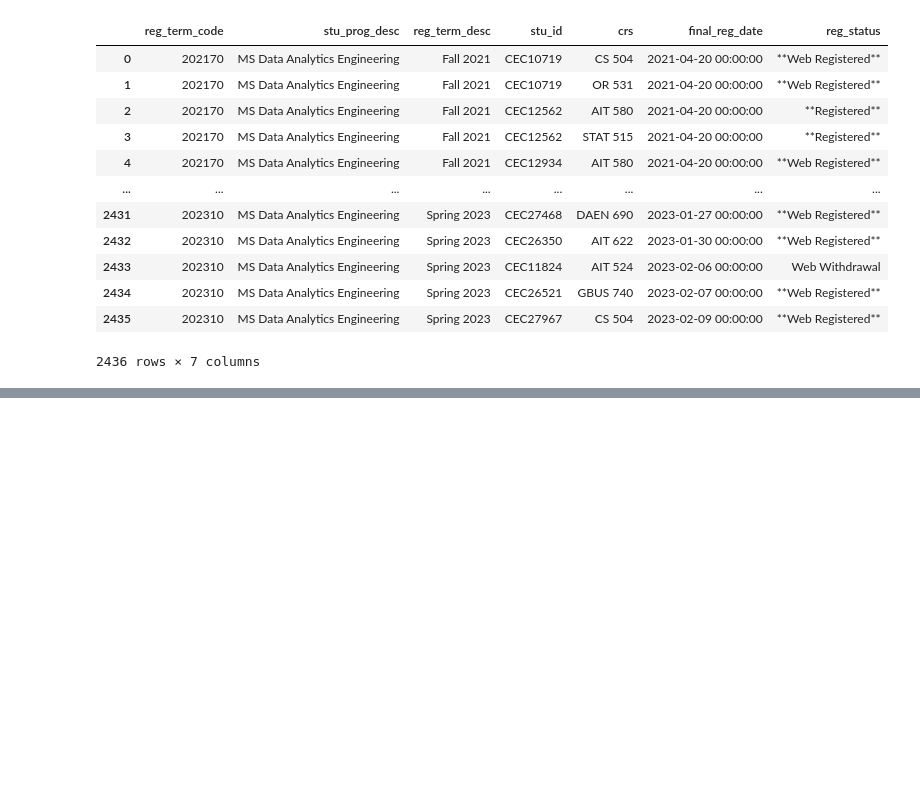
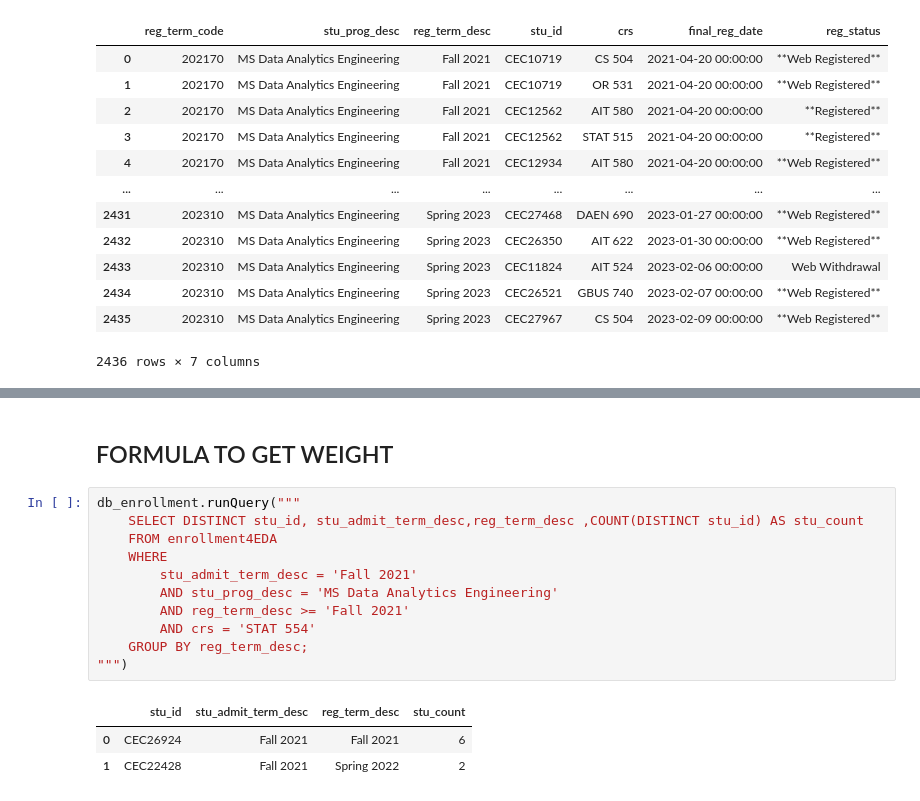
Before and after one commit to GoswamiSagarD/Team-Prophecy, a Jupyter notebook: Code/02_MachineLearning/EDA/EDA_Telina.ipynb, the cells around one changed output, grey strips where cells are left out. Cells and saved outputs as stored; diff of their text form; blank space fills up the shorter version.

```diff
--- a/Code/02_MachineLearning/EDA/EDA_Telina.ipynb
+++ b/Code/02_MachineLearning/EDA/EDA_Telina.ipynb
@@ -203,0 +233,17 @@ db_enrollment.runQuery("""
+# %% [markdown]
+## FORMULA TO GET WEIGHT
+# %%
+db_enrollment.runQuery("""
+    SELECT DISTINCT stu_id, stu_admit_term_desc,reg_term_desc ,COUNT(DISTINCT stu_id) AS stu_count
+    FROM enrollment4EDA
+    WHERE
+        stu_admit_term_desc = 'Fall 2021'
+        AND stu_prog_desc = 'MS Data Analytics Engineering'
+        AND reg_term_desc >= 'Fall 2021'
+        AND crs = 'STAT 554'
+    GROUP BY reg_term_desc;
+""")
+# %% [output]
+|  | stu_id | stu_admit_term_desc | reg_term_desc | stu_count |
+| 0 | CEC26924 | Fall 2021 | Fall 2021 | 6 |
+| 1 | CEC22428 | Fall 2021 | Spring 2022 | 2 |
```
Also changed, not shown: parts of 3 cells of this notebook.
